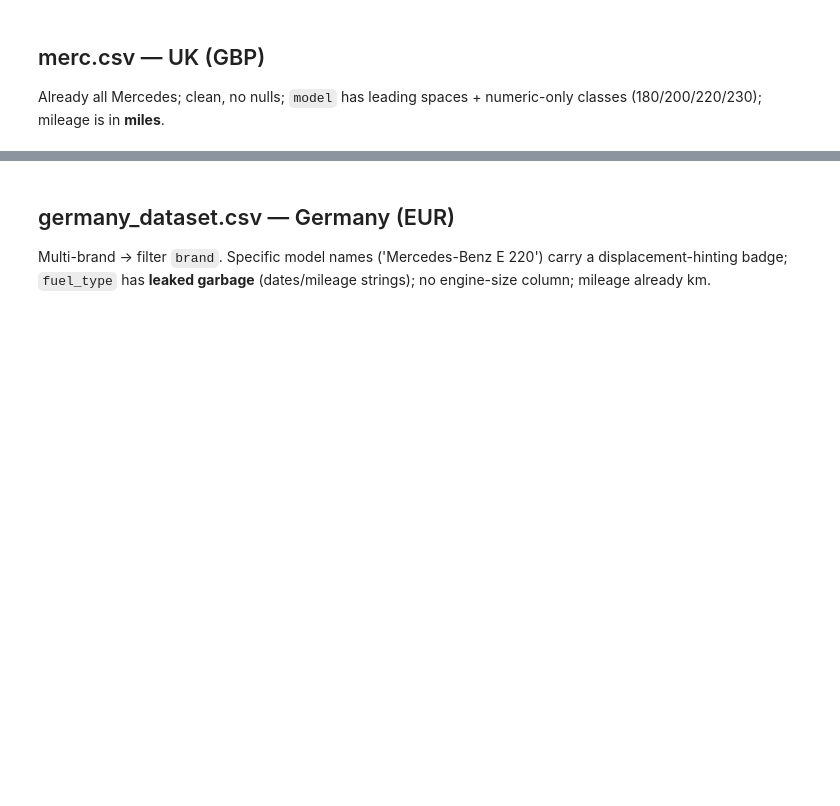
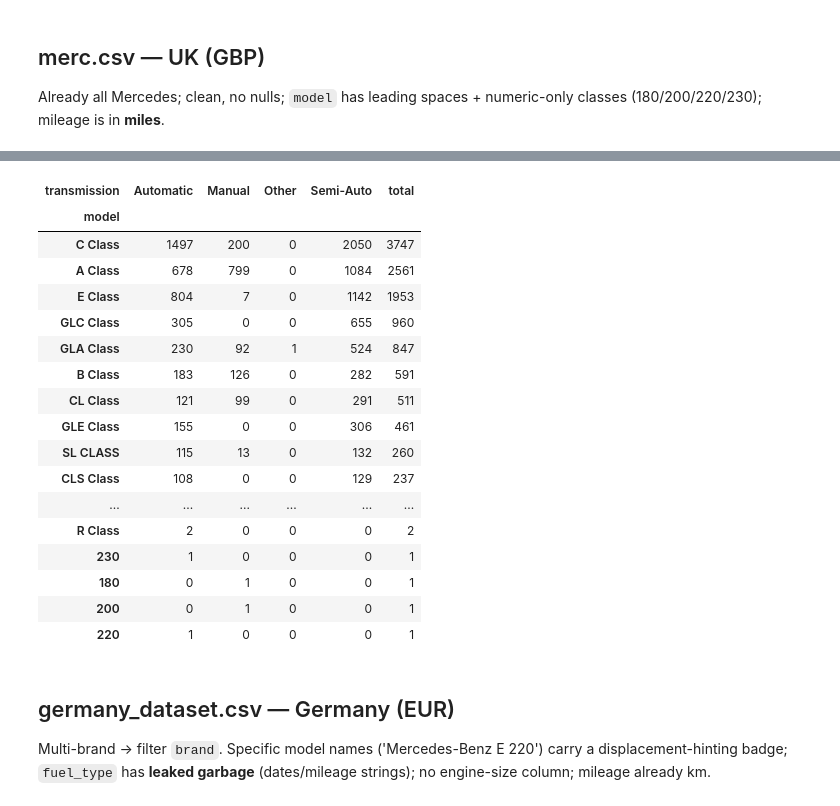
Before and after one commit to CodesTree/Clorox_Mercedes_26, a Jupyter notebook: backend/ml/notebooks/01_data_exploration/01_eda.ipynb, the cells around one changed output, grey strips where cells are left out. Drawn from its saved outputs; the diff is of its cells as text; code cells hidden in the pictures; blank space fills up the shorter version.

```diff
--- a/backend/ml/notebooks/01_data_exploration/01_eda.ipynb
+++ b/backend/ml/notebooks/01_data_exploration/01_eda.ipynb
@@ -25,3 +95,26 @@ merc['mileage'].plot.hist(bins=50, ax=ax[1], title='merc mileage (miles)'); plt.
+# %%
+trans_counts = pd.crosstab(merc['model'], merc['transmission'])
+trans_counts['total'] = trans_counts.sum(axis=1)
+display(trans_counts.sort_values('total', ascending=False))
+# %% [output]
+| transmission | Automatic | Manual | Other | Semi-Auto | total |
+| model |  |  |  |  |  |
+| C Class | 1497 | 200 | 0 | 2050 | 3747 |
+| A Class | 678 | 799 | 0 | 1084 | 2561 |
+| E Class | 804 | 7 | 0 | 1142 | 1953 |
+| GLC Class | 305 | 0 | 0 | 655 | 960 |
+| GLA Class | 230 | 92 | 1 | 524 | 847 |
+| B Class | 183 | 126 | 0 | 282 | 591 |
+| CL Class | 121 | 99 | 0 | 291 | 511 |
+| GLE Class | 155 | 0 | 0 | 306 | 461 |
+| SL CLASS | 115 | 13 | 0 | 132 | 260 |
+| CLS Class | 108 | 0 | 0 | 129 | 237 |
+| ... | ... | ... | ... | ... | ... |
+| R Class | 2 | 0 | 0 | 0 | 2 |
+| 230 | 1 | 0 | 0 | 0 | 1 |
+| 180 | 0 | 1 | 0 | 0 | 1 |
+| 200 | 0 | 1 | 0 | 0 | 1 |
+| 220 | 1 | 0 | 0 | 0 | 1 |
 # %% [markdown]
 ## germany_dataset.csv — Germany (EUR)
 Multi-brand -> filter `brand`. Specific model names ('Mercedes-Benz E 220') carry a displacement-hinting badge; `fuel_type` has **leaked garbage** (dates/mileage strings); no engine-size column; mileage already km.
```
Also changed, not shown: parts of 5 cells of this notebook, 3 other files.
